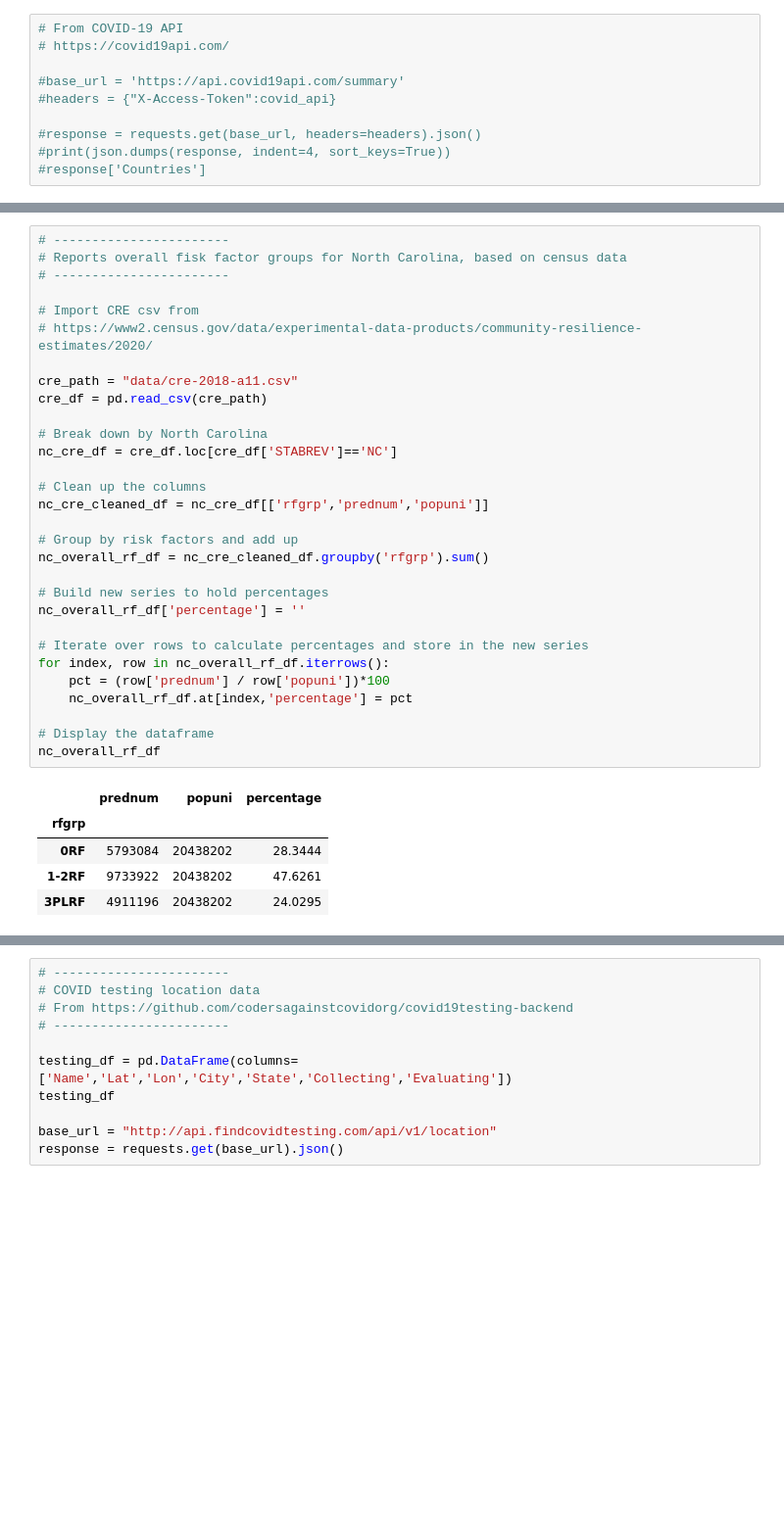
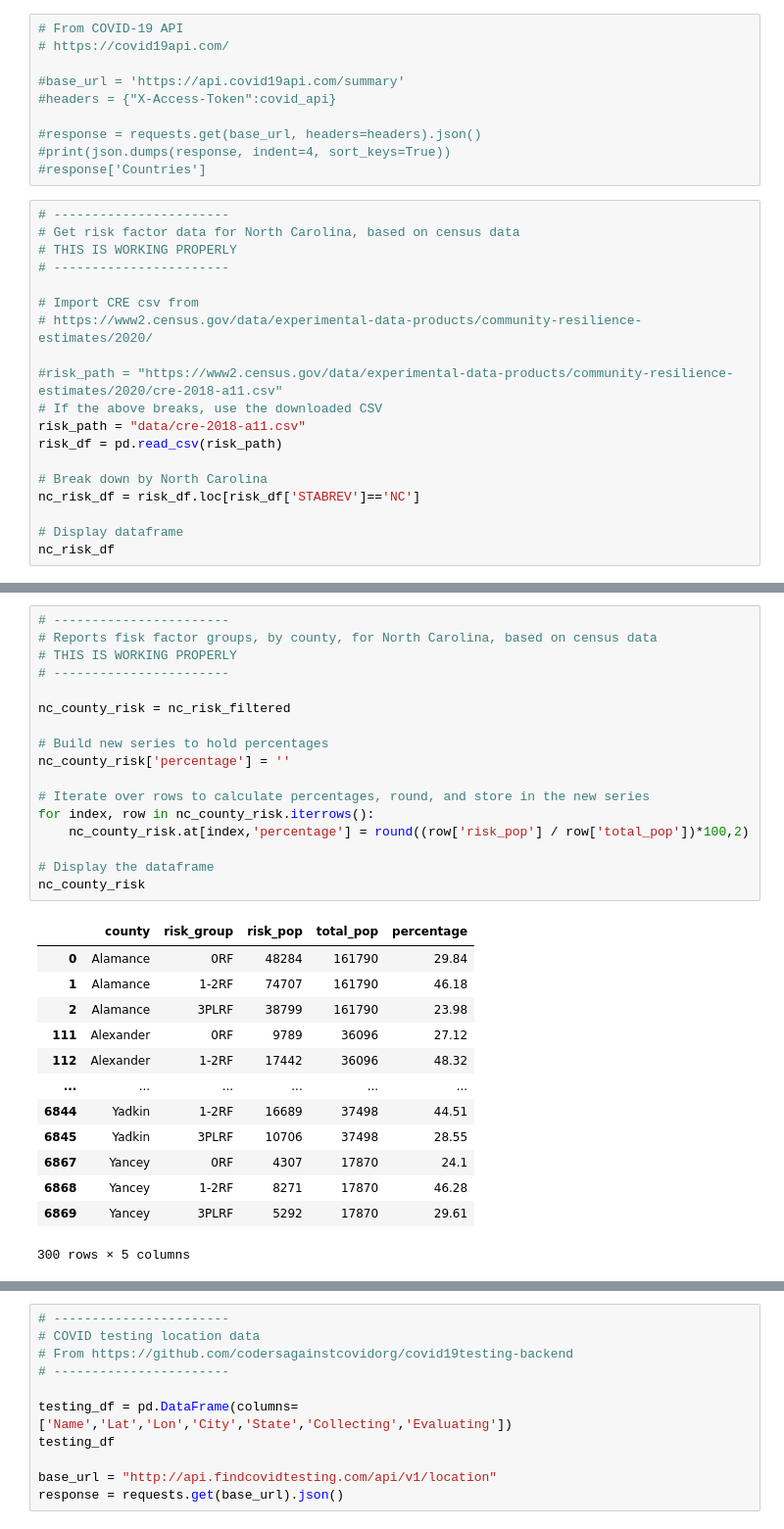
Before and after one commit to colbyhoke/project_1, a Jupyter notebook: covidapi.ipynb, the cells around one changed output, grey strips where cells are left out. Shown at 98% size. Cells and saved outputs as stored; diff of their text form; blank space fills up the shorter version.

```diff
--- a/covidapi.ipynb
+++ b/covidapi.ipynb
@@ -20,3 +20,22 @@ import gmaps
 #response = requests.get(base_url, headers=headers).json()
 #print(json.dumps(response, indent=4, sort_keys=True))
 #response['Countries']
+# %%
+# -----------------------
+# Get risk factor data for North Carolina, based on census data
+# THIS IS WORKING PROPERLY
+# -----------------------
+
+# Import CRE csv from
+# https://www2.census.gov/data/experimental-data-products/community-resilience-estimates/2020/
+
+#risk_path = "https://www2.census.gov/data/experimental-data-products/community-resilience-estimates/2020/cre-2018-a11.csv"
+# If the above breaks, use the downloaded CSV
+risk_path = "data/cre-2018-a11.csv"
+risk_df = pd.read_csv(risk_path)
+
+# Break down by North Carolina
+nc_risk_df = risk_df.loc[risk_df['STABREV']=='NC']
+
+# Display dataframe
+nc_risk_df
@@ -23,36 +119,31 @@ import gmaps
 # %%
 # -----------------------
-# Reports overall fisk factor groups for North Carolina, based on census data
+# Reports fisk factor groups, by county, for North Carolina, based on census data
+# THIS IS WORKING PROPERLY
 # -----------------------
 
-# Import CRE csv from
-# https://www2.census.gov/data/experimental-data-products/community-resilience-estimates/2020/
-
-cre_path = "data/cre-2018-a11.csv"
-cre_df = pd.read_csv(cre_path)
-
-# Break down by North Carolina
-nc_cre_df = cre_df.loc[cre_df['STABREV']=='NC']
-
-# Clean up the columns
-nc_cre_cleaned_df = nc_cre_df[['rfgrp','prednum','popuni']]
-
-# Group by risk factors and add up
-nc_overall_rf_df = nc_cre_cleaned_df.groupby('rfgrp').sum()
+nc_county_risk = nc_risk_filtered
 
 # Build new series to hold percentages
-nc_overall_rf_df['percentage'] = ''
+nc_county_risk['percentage'] = ''
 
-# Iterate over rows to calculate percentages and store in the new series
-for index, row in nc_overall_rf_df.iterrows():
-    pct = (row['prednum'] / row['popuni'])*100
-    nc_overall_rf_df.at[index,'percentage'] = pct
+# Iterate over rows to calculate percentages, round, and store in the new series
+for index, row in nc_county_risk.iterrows():
+    nc_county_risk.at[index,'percentage'] = round((row['risk_pop'] / row['total_pop'])*100,2)
 
 # Display the dataframe
-nc_overall_rf_df
+nc_county_risk
 # %% [output]
-|  | prednum | popuni | percentage |
-| rfgrp |  |  |  |
-| 0RF | 5793084 | 20438202 | 28.3444 |
-| 1-2RF | 9733922 | 20438202 | 47.6261 |
-| 3PLRF | 4911196 | 20438202 | 24.0295 |
+|  | county | risk_group | risk_pop | total_pop | percentage |
+| 0 | Alamance | 0RF | 48284 | 161790 | 29.84 |
+| 1 | Alamance | 1-2RF | 74707 | 161790 | 46.18 |
+| 2 | Alamance | 3PLRF | 38799 | 161790 | 23.98 |
+| 111 | Alexander | 0RF | 9789 | 36096 | 27.12 |
+| 112 | Alexander | 1-2RF | 17442 | 36096 | 48.32 |
+| ... | ... | ... | ... | ... | ... |
+| 6844 | Yadkin | 1-2RF | 16689 | 37498 | 44.51 |
+| 6845 | Yadkin | 3PLRF | 10706 | 37498 | 28.55 |
+| 6867 | Yancey | 0RF | 4307 | 17870 | 24.1 |
+| 6868 | Yancey | 1-2RF | 8271 | 17870 | 46.28 |
+| 6869 | Yancey | 3PLRF | 5292 | 17870 | 29.61 |
+300 rows × 5 columns
```
Also changed, not shown: parts of 11 cells of this notebook.
